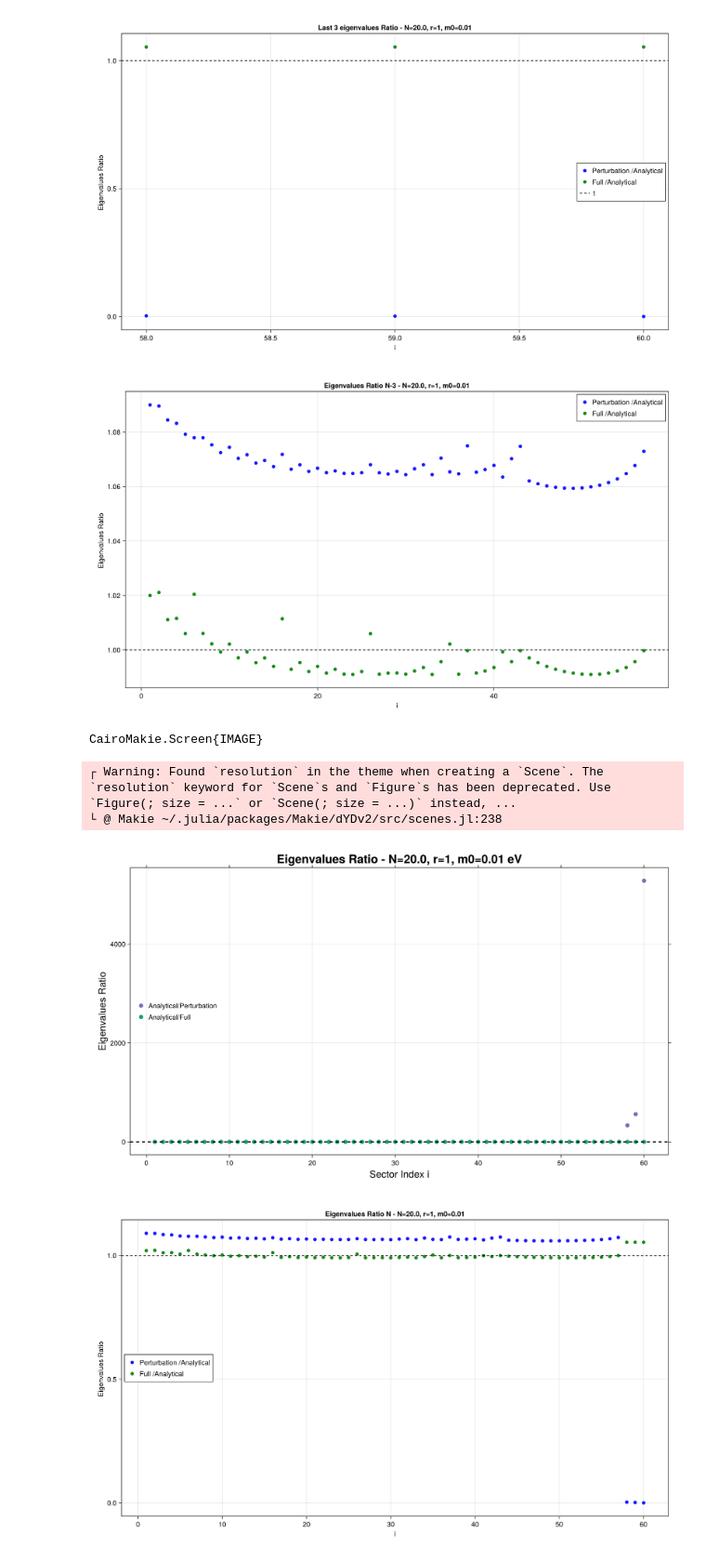
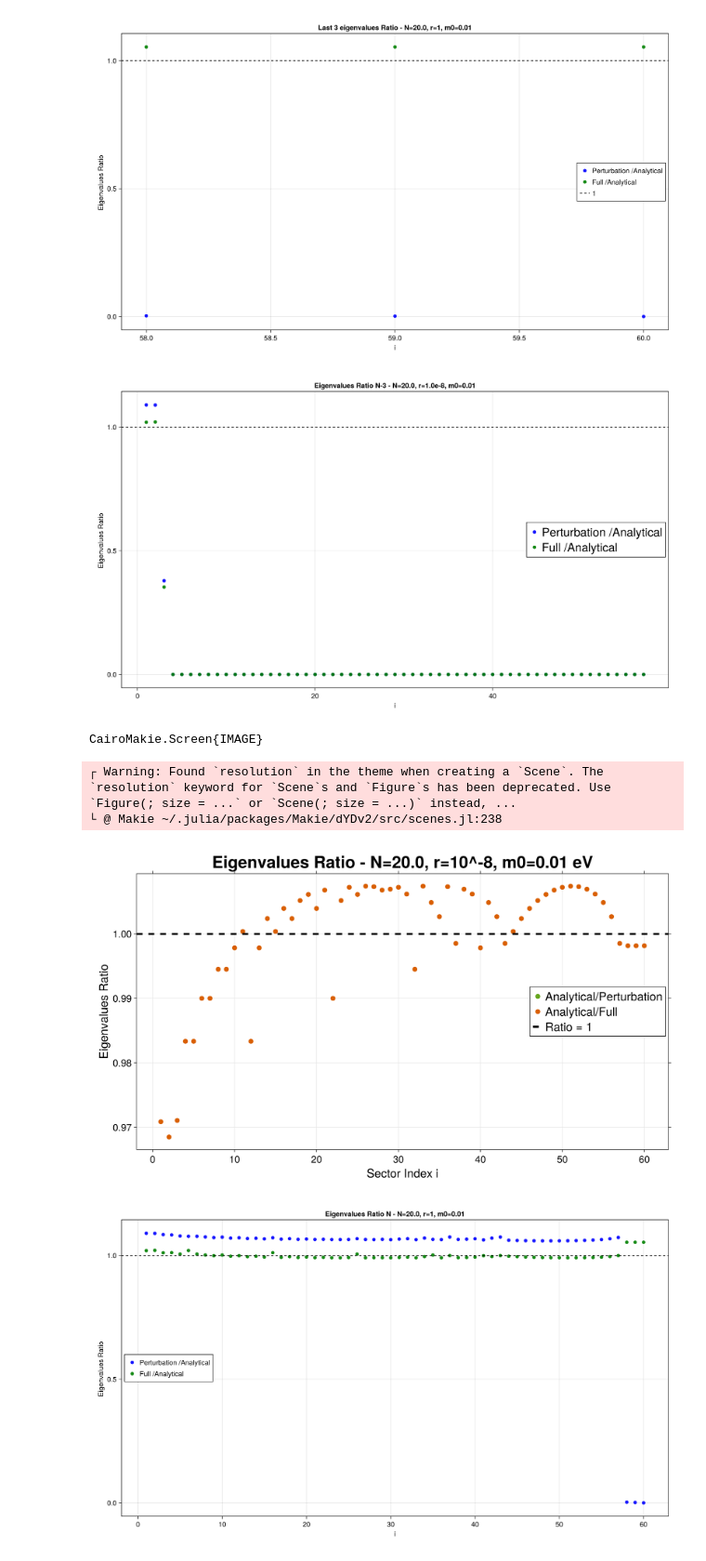
Before and after one commit to philippeller/Newtrinos.jl, a Jupyter notebook: notebooks/trials_fullmatrix.ipynb, the cells around one changed output. Shown at 93% size. Cells and saved outputs as stored; diff of their text form; code cells hidden in the pictures.

Commit message:
new legend 1000 IO

```diff
--- a/notebooks/trials_fullmatrix.ipynb
+++ b/notebooks/trials_fullmatrix.ipynb
@@ -484,8 +484,8 @@ using CairoMakie
 using DelimitedFiles
 
 # Read the three txt files
-file1 = vec(readdlm("/home/sofialon/Newtrinos.jl/plots_fix/eigen/eigenvalues_full9_NNM_NO_$N $r $m0.txt"))
-file2 = vec(readdlm("/home/sofialon/Newtrinos.jl/plots_fix/eigen/eigenvalues_pert9_NNM_NO_$N $r $m0.txt"))
+file1 = vec(readdlm("/home/sofialon/Newtrinos.jl/plots_fix/eigen/eigenvalues_full9_NNM_NO_20.0 1.0e-8 0.01.txt"))
+file2 = vec(readdlm("/home/sofialon/Newtrinos.jl/plots_fix/eigen/eigenvalues_pert9_NNM_NO_20.0 1.0e-8 0.01.txt"))
 
 
 file1=(sort(file1[1:end]))
@@ -523,9 +523,11 @@ using CairoMakie
 using DelimitedFiles
 using Colors
 
-# Read files
-file1 = vec(readdlm("/home/sofialon/Newtrinos.jl/plots_fix/eigen/eigenvalues_full9_NNM_NO_$N $r $m0.txt"))
-file2 = vec(readdlm("/home/sofialon/Newtrinos.jl/plots_fix/eigen/eigenvalues_pert9_NNM_NO_$N $r $m0.txt"))
+# Read the three txt files
+file1 = vec(readdlm("/home/sofialon/Newtrinos.jl/plots_fix/eigen/eigenvalues_full9_NNM_NO_20.0 1.0e-8 0.01.txt"))
+file2 = vec(readdlm("/home/sofialon/Newtrinos.jl/plots_fix/eigen/eigenvalues_pert9_NNM_NO_20.0 1.0e-8 0.01.txt"))
+
+
 
 file1 = sort(file1)
 file2 = sort(file2)
@@ -662,13 +667,13 @@ hlines!(ax, 1, color=:black, linestyle=:dash)
 
 #ylims!(ax, -1e-4, 1e-4)
 # Add legend
-axislegend(ax, position=:rt)
+axislegend(ax, position=:rc, framevisible=true, labelsize=24)
 
 # Save and display
 #save("/home/sofialon/Newtrinos.jl/plots_NP/pert_full/eigenvalues_ratio_NNM_NO_$N $r $m0.png", fig)
 display(fig)
 # %% [output]
-[figure, old version]
+[figure, new version]
 CairoMakie.Screen{IMAGE}
 # %%
 using CairoMakie
@@ -681,58 +686,60 @@ residues_3 =  sort(eigen_analytical)./sort(file2)
 
 # Dark2_8 palette
 palette = cgrad(:Dark2_8, categorical=true)
-color_pert_analytical = palette[3]   # blue-ish
-color_full_analytical = palette[1]   # green-ish
+color_pert_analytical = palette[5]   # blue-ish
+color_full_analytical = palette[2]   # green-ish
        # purple-ish (optional)
 
 # Create figure
 fig = Figure(resolution=(1200, 700), font="CMU Serif", hgap=10, vgap=10)
 
-title_str = "Eigenvalues Ratio - N=$N, r=$r, m0=$m0 eV"
+title_str = "Eigenvalues Ratio - N=$N, r=10^-8, m0=$m0 eV"
 ax = Axis(fig[1, 1],
     xlabel="Sector Index i",
     ylabel="Eigenvalues Ratio",
     title=title_str,   # plain string
-    xticklabelsize=14,
-    yticklabelsize=14,
-    xlabelsize=20,
-    ylabelsize=20,
-    titlesize=24,
+    xticklabelsize=20,
+    yticklabelsize=20,
+    xlabelsize=24,
+    ylabelsize=24,
+    titlesize=34,
     xgridvisible=true,
     ygridvisible=true,
     xgridcolor=:gray90,
     ygridcolor=:gray90,
     xticksmirrored=true,
-    yticksmirrored=true
+    yticksmirrored=true,
+    #yscale=log10
 )
 
 
 # Plot scatter points
 scatter!(ax, indices1[1:end], residues_3[1:end],
     label="Analytical/Perturbation",
     color=color_pert_analytical,
-    markersize=12
+    markersize=14
 )
 
 scatter!(ax, indices2[1:end], residues_2[1:end],
     label="Analytical/Full",
     color=color_full_analytical,
-    markersize=12
+    markersize=14
 )
 
 # Horizontal reference line at 1
-hlines!(ax, 1, color=:black, linestyle=:dash, linewidth=2)
+hlines!(ax, 1, color=:black, linestyle=:dash, linewidth=4, label="Ratio = 1")
 
 # Legend
-axislegend(ax, position=:lc, framevisible=false, fontsize=20)
+axislegend(ax, position=:rc, framevisible=true, labelsize=24)
 
-# Display or save
- save("/home/sofialon/Newtrinos.jl/plots_NP/pert_full/eigenvalues_ratio_NNM_NO_$N $r $m0.png", fig)
+save("/home/sofialon/Newtrinos.jl/plots_svg/eigen/eigenvalues_ratio_NNM_NO_20.0_1.0e-8_0.01_all.png", fig)
+save("/home/sofialon/Newtrinos.jl/plots_svg/eigen/eigenvalues_ratio_NNM_NO_20.0_1.0e-8_0.01_all.svg", fig)
+
 display("image/png",fig)
 # %% [output]
 ┌ Warning: Found `resolution` in the theme when creating a `Scene`. The `resolution` keyword for `Scene`s and `Figure`s has been deprecated. Use `Figure(; size = ...` or `Scene(; size = ...)` instead, ...
 └ @ Makie ~/.julia/packages/Makie/dYDv2/src/scenes.jl:238
-[figure, old version]
+[figure, new version]
 # %%
 
 residues_1 = vec(((file1 ./ file2) ))#./ file1) .* 100)
```
Also changed, not shown: parts of 6 cells of this notebook, 51 other files.
